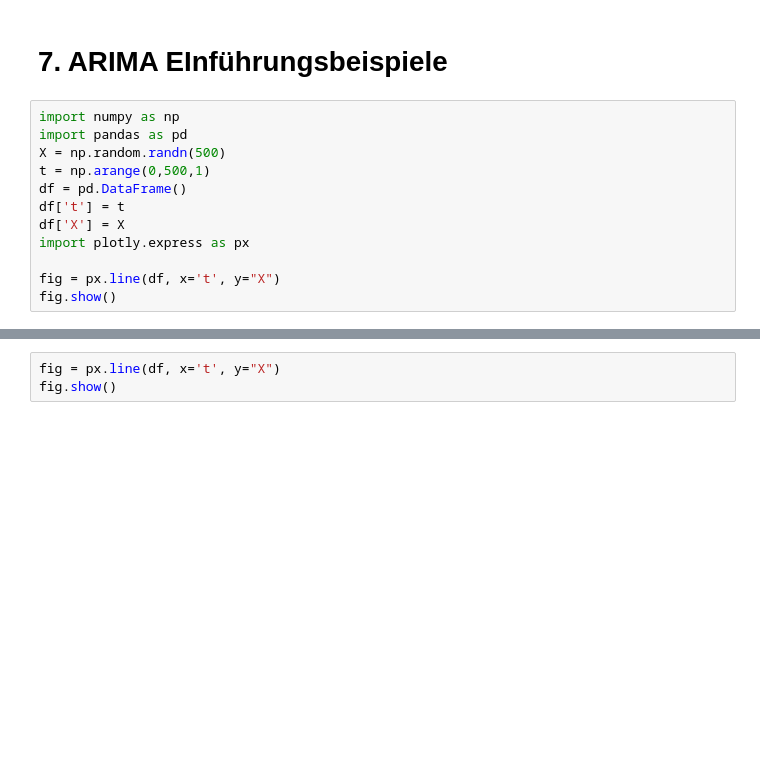
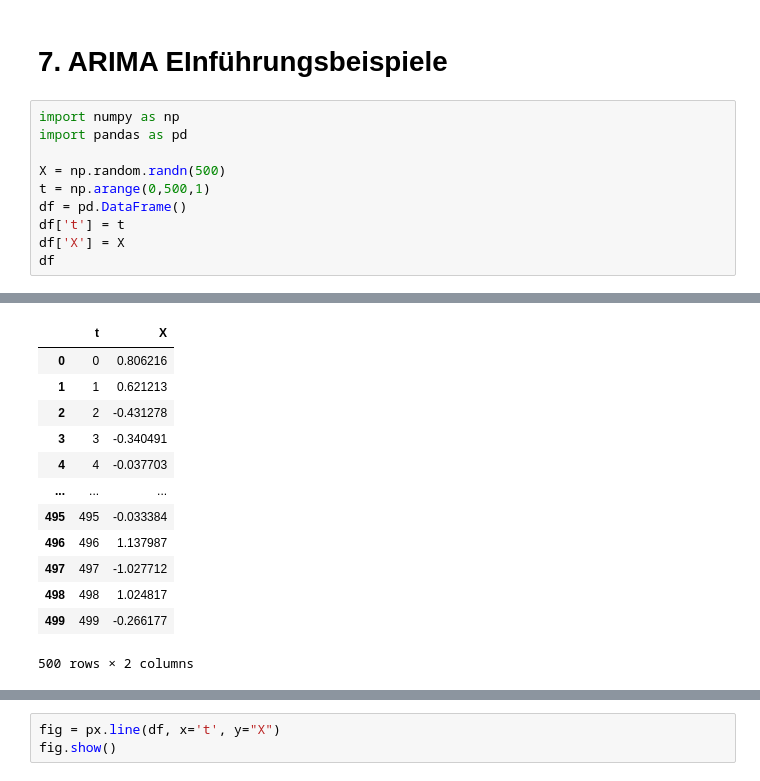
Before and after one commit to RacingInspiration/Zeitreihen, a Jupyter notebook: 7/ARIMA_Einführung.ipynb, the cells around one changed output, grey strips where cells are left out. Saved outputs shown, nothing was run; the diff lists cells and outputs as text; blank space fills up the shorter version.

```diff
--- a/7/ARIMA_Einführung.ipynb
+++ b/7/ARIMA_Einführung.ipynb
@@ -3,13 +3,11 @@
 # %%
 import numpy as np
 import pandas as pd
+
 X = np.random.randn(500)
 t = np.arange(0,500,1)
 df = pd.DataFrame()
 df['t'] = t
 df['X'] = X
-import plotly.express as px
-
-fig = px.line(df, x='t', y="X")
-fig.show()
+df
 # %% [output]
@@ -17,0 +14,13 @@ fig.show()
+|  | t | X |
+| 0 | 0 | 0.806216 |
+| 1 | 1 | 0.621213 |
+| 2 | 2 | -0.431278 |
+| 3 | 3 | -0.340491 |
+| 4 | 4 | -0.037703 |
+| ... | ... | ... |
+| 495 | 495 | -0.033384 |
+| 496 | 496 | 1.137987 |
+| 497 | 497 | -1.027712 |
+| 498 | 498 | 1.024817 |
+| 499 | 499 | -0.266177 |
+500 rows × 2 columns
```
Also changed, not shown: parts of 6 cells of this notebook, 14 other files.
